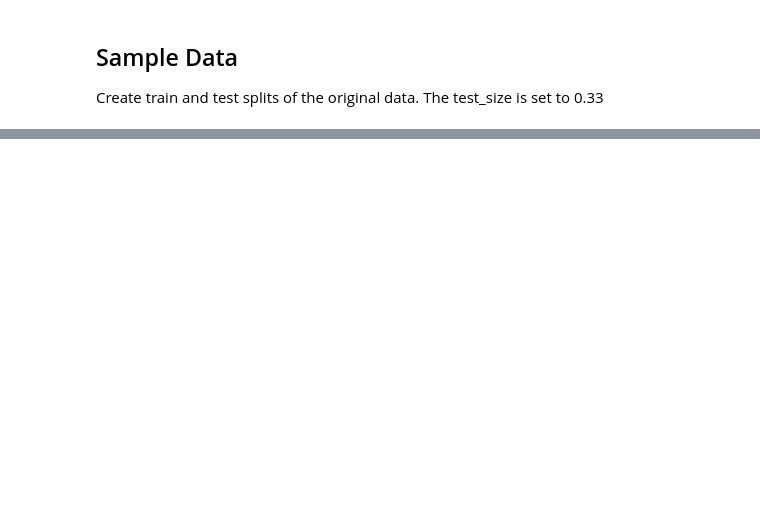
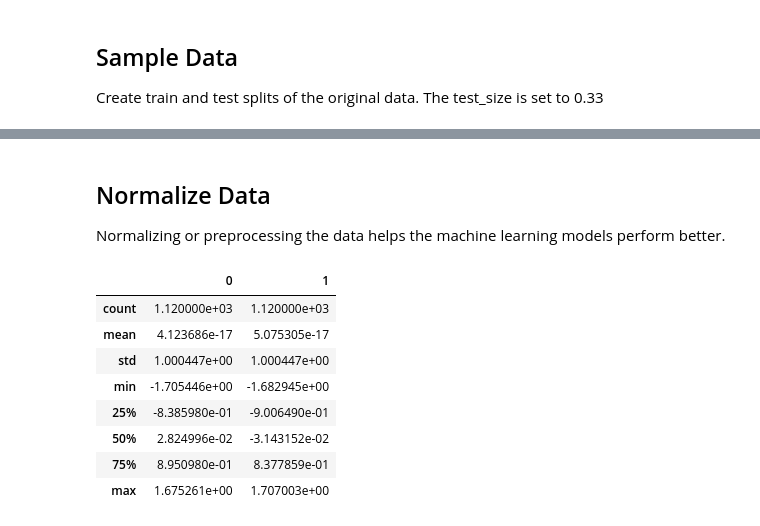
Before and after one commit to jeosol/ml_reviews, a Jupyter notebook: surrogate_models/surrogate_model.ipynb, the cells around one changed output, grey strips where cells are left out. Cells and saved outputs as stored; diff of their text form; code cells hidden in the pictures; blank space fills up the shorter version.

```diff
--- a/surrogate_models/surrogate_model.ipynb
+++ b/surrogate_models/surrogate_model.ipynb
@@ -179,7 +187,7 @@ plt.hist(y_case3)
 
 Create train and test splits of the original data. The test_size is set to 0.33
 # %%
-X_train, X_test, y_train, y_test = train_test_split(X, y, test_size=0.33, random_state=1)
+X_train, X_test, y_train, y_test = train_test_split(X, y, test_size=0.3, random_state=1)
 # %%
 # print the size of the train and test dataset
 print(X_train.shape, X_test.shape, y_train.shape, y_test.shape)
@@ -197,0 +206,20 @@ plot_data(X_test, y_test)
+# %% [markdown]
+## Normalize Data
+
+Normalizing or preprocessing the data helps the machine learning models perform better.
+# %%
+scaler = preprocessing.StandardScaler()
+X_train_norm = pd.DataFrame(scaler.fit_transform(X_train))
+X_test_norm = pd.DataFrame(scaler.transform(X_test))
+# %%
+X_train_norm.describe()
+# %% [output]
+|  | 0 | 1 |
+| count | 1.120000e+03 | 1.120000e+03 |
+| mean | 4.123686e-17 | 5.075305e-17 |
+| std | 1.000447e+00 | 1.000447e+00 |
+| min | -1.705446e+00 | -1.682945e+00 |
+| 25% | -8.385980e-01 | -9.006490e-01 |
+| 50% | 2.824996e-02 | -3.143152e-02 |
+| 75% | 8.950980e-01 | 8.377859e-01 |
+| max | 1.675261e+00 | 1.707003e+00 |
```
Also changed, not shown: parts of 17 cells of this notebook.
